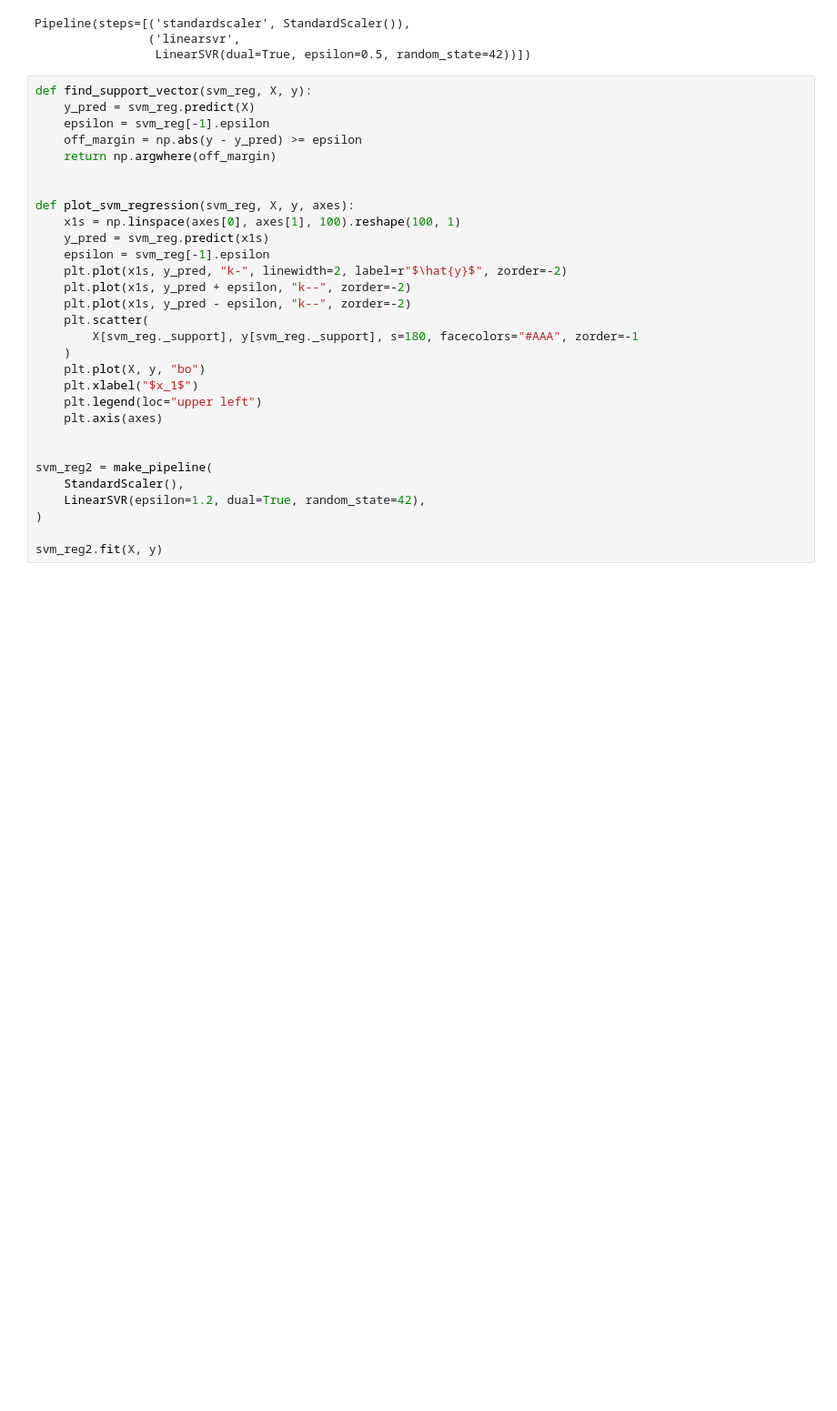
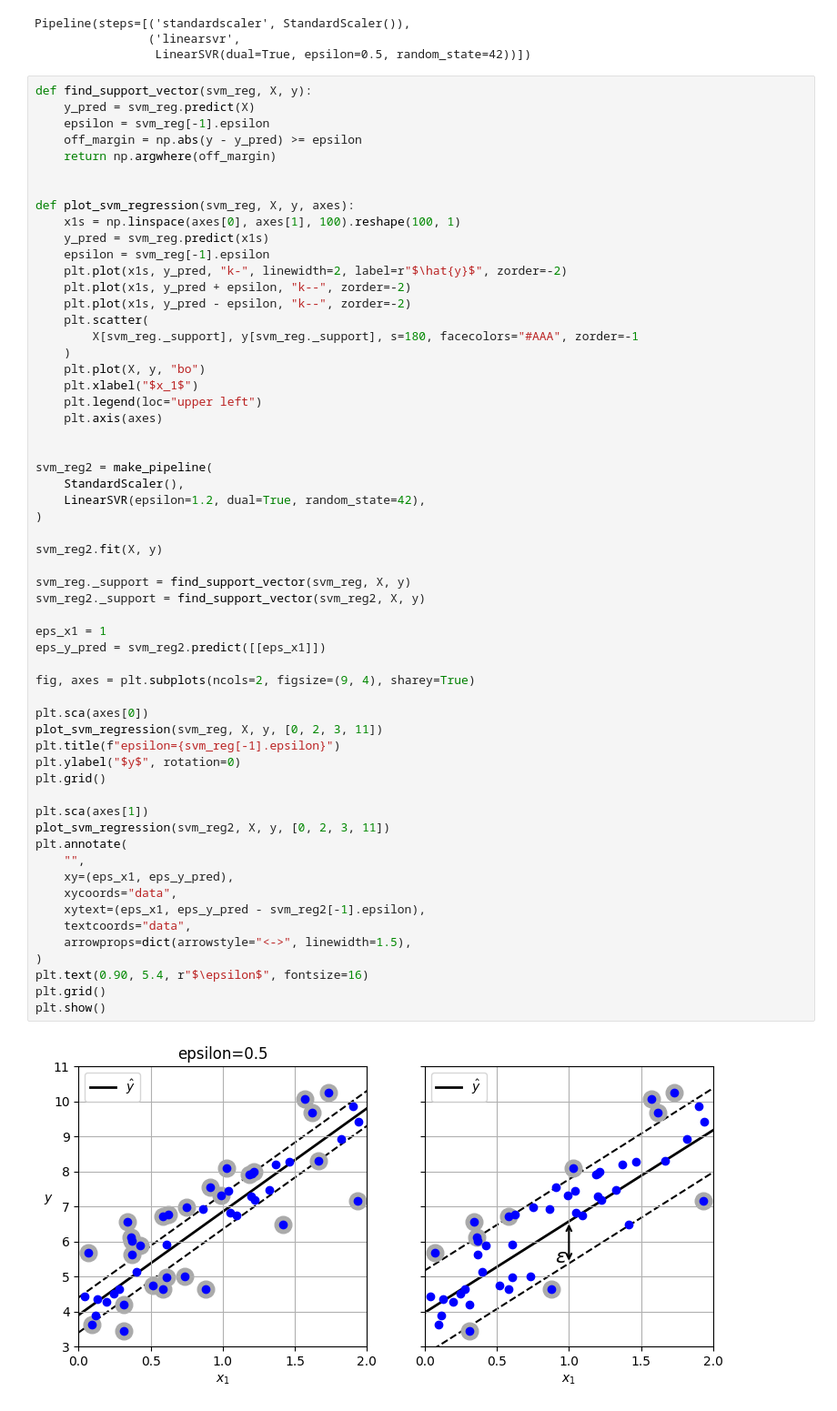
Before and after one commit to sunodmongia/SVM, a Jupyter notebook: svm.ipynb, the cells around one changed output. Shown: that part at 91% size. Saved outputs shown, nothing was run; the diff lists cells and outputs as text; blank space fills up the shorter version.

Commit message:
Plotting SVR graph

```diff
--- a/svm.ipynb
+++ b/svm.ipynb
@@ -471,30 +471,60 @@ Pipeline(steps=[('standardscaler', StandardScaler()),
 # %%
 def find_support_vector(svm_reg, X, y):
     y_pred = svm_reg.predict(X)
     epsilon = svm_reg[-1].epsilon
     off_margin = np.abs(y - y_pred) >= epsilon
     return np.argwhere(off_margin)
 
 
 def plot_svm_regression(svm_reg, X, y, axes):
     x1s = np.linspace(axes[0], axes[1], 100).reshape(100, 1)
     y_pred = svm_reg.predict(x1s)
     epsilon = svm_reg[-1].epsilon
     plt.plot(x1s, y_pred, "k-", linewidth=2, label=r"$\hat{y}$", zorder=-2)
     plt.plot(x1s, y_pred + epsilon, "k--", zorder=-2)
     plt.plot(x1s, y_pred - epsilon, "k--", zorder=-2)
     plt.scatter(
         X[svm_reg._support], y[svm_reg._support], s=180, facecolors="#AAA", zorder=-1
     )
     plt.plot(X, y, "bo")
     plt.xlabel("$x_1$")
     plt.legend(loc="upper left")
     plt.axis(axes)
 
 
 svm_reg2 = make_pipeline(
     StandardScaler(),
     LinearSVR(epsilon=1.2, dual=True, random_state=42),
 )
 
 svm_reg2.fit(X, y)
+
+svm_reg._support = find_support_vector(svm_reg, X, y)
+svm_reg2._support = find_support_vector(svm_reg2, X, y)
+
+eps_x1 = 1
+eps_y_pred = svm_reg2.predict([[eps_x1]])
+
+fig, axes = plt.subplots(ncols=2, figsize=(9, 4), sharey=True)
+
+plt.sca(axes[0])
+plot_svm_regression(svm_reg, X, y, [0, 2, 3, 11])
+plt.title(f"epsilon={svm_reg[-1].epsilon}")
+plt.ylabel("$y$", rotation=0)
+plt.grid()
+
+plt.sca(axes[1])
+plot_svm_regression(svm_reg2, X, y, [0, 2, 3, 11])
+plt.annotate(
+    "",
+    xy=(eps_x1, eps_y_pred),
+    xycoords="data",
+    xytext=(eps_x1, eps_y_pred - svm_reg2[-1].epsilon),
+    textcoords="data",
+    arrowprops=dict(arrowstyle="<->", linewidth=1.5),
+)
+plt.text(0.90, 5.4, r"$\epsilon$", fontsize=16)
+plt.grid()
+plt.show()
+# %% [output]
+[figure, added]
```
